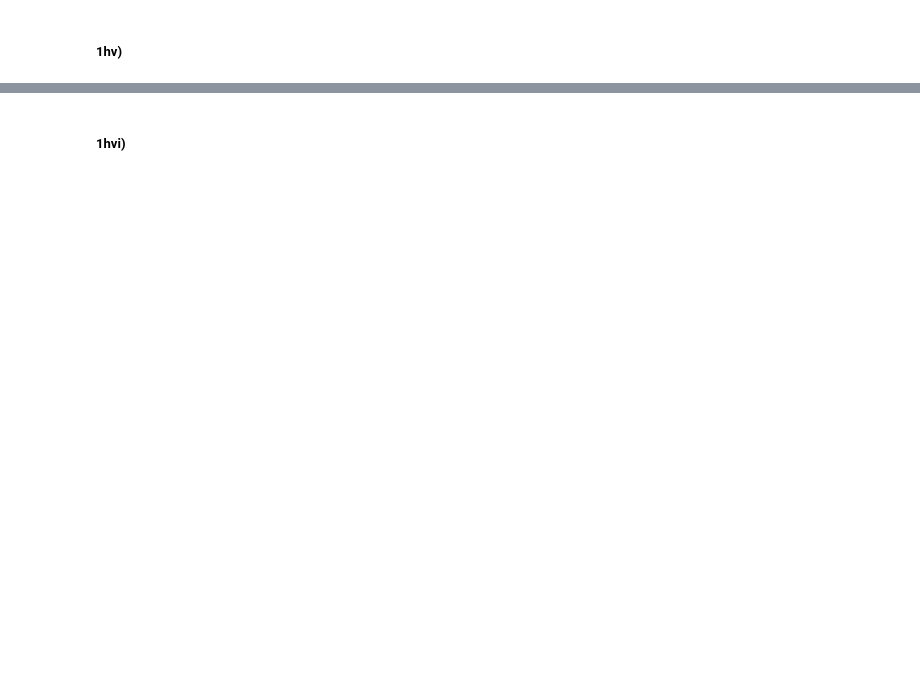
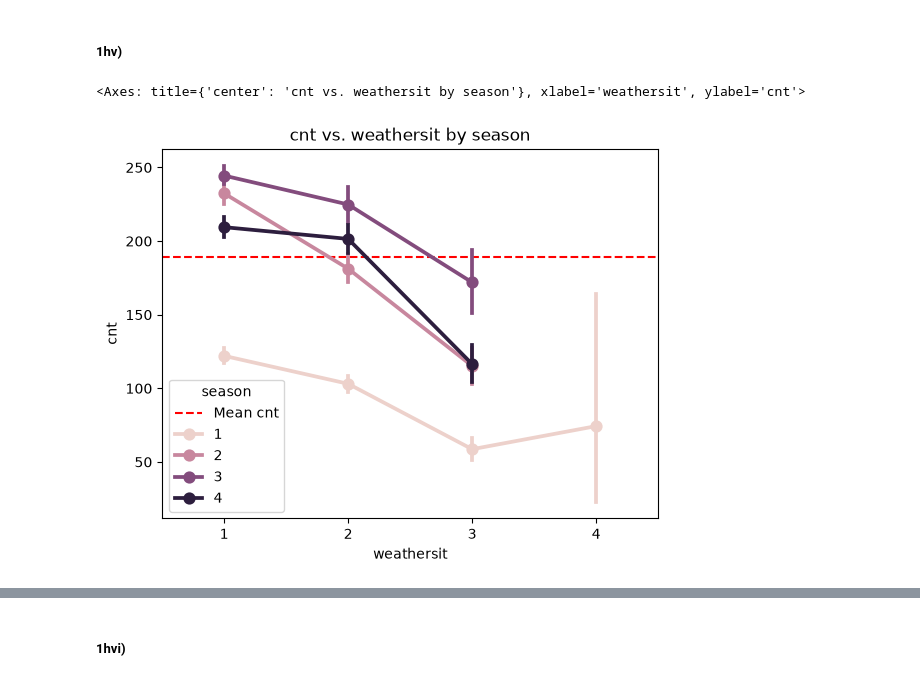
Before and after one commit to Jared-Wood135/DU-COMP4432-Machine-Learning, a Jupyter notebook: Assignments/4.ipynb, the cells around one changed output, grey strips where cells are left out. Cells and saved outputs as stored; diff of their text form; code cells hidden in the pictures; blank space fills up the shorter version.

```diff
--- a/Assignments/4.ipynb
+++ b/Assignments/4.ipynb
@@ -179,2 +396,10 @@ warnings.filterwarnings("ignore", category=DeprecationWarning)
 # %% [markdown]
 ##### 1hv)
+# %%
+# Point plot of 'cnt' vs. 'weathersit' using 'season' as hue
+plt.title('cnt vs. weathersit by season')
+plt.axhline(y=df['cnt'].mean(), color='red', linestyle='--', label='Mean cnt')
+sns.pointplot(data=df, x='weathersit', y='cnt', hue='season')
+# %% [output]
+<Axes: title={'center': 'cnt vs. weathersit by season'}, xlabel='weathersit', ylabel='cnt'>
+[figure, added]
```
Also changed, not shown: parts of 31 cells of this notebook.
